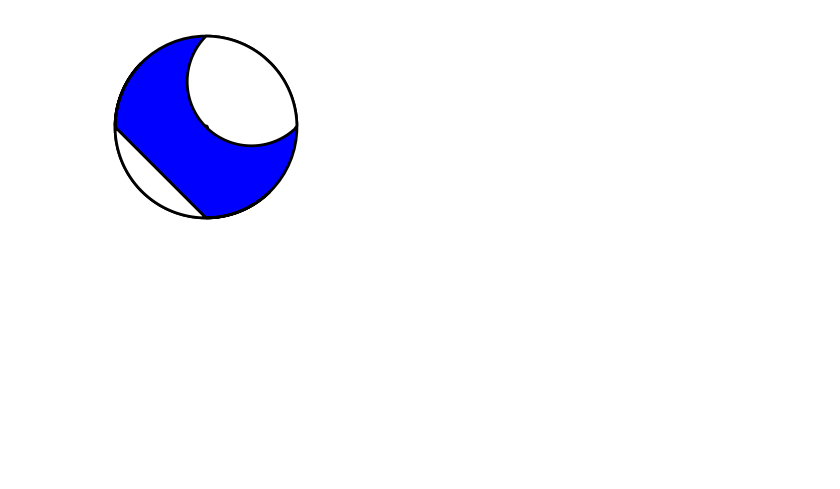
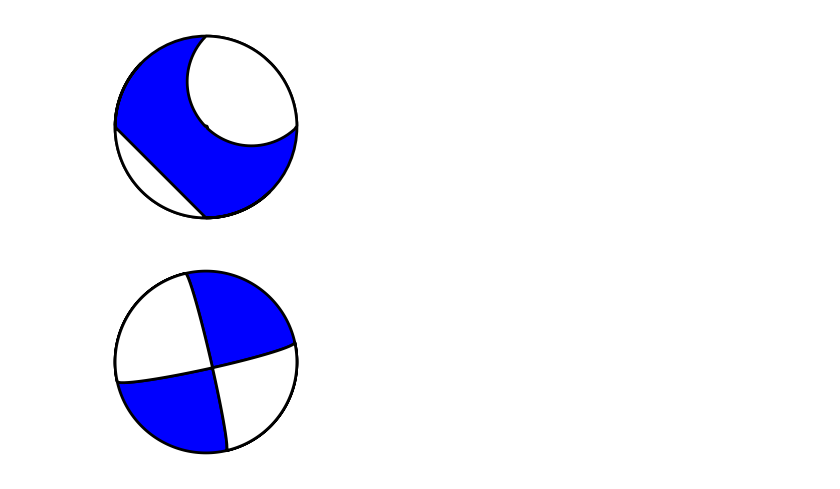
Before and after one commit to wenyfan/SIO161, a Jupyter notebook: Ex3_beachball.ipynb, the cells around one changed output. Cells and saved outputs as stored; diff of their text form; code cells hidden in the pictures; blank space fills up the shorter version.

```diff
--- a/Ex3_beachball.ipynb
+++ b/Ex3_beachball.ipynb
@@ -29,3 +29,9 @@ mt1 = [0,0,0,-1,1,1]
 fig = beachball(mt1)
 # %% [output]
 [figure]
+# %%
+from obspy.imaging.beachball import beachball
+np1 = [347,85,-7]
+fig = beachball(np1)
+# %% [output]
+[figure, added]
```
Also changed, not shown: 1 other file.
